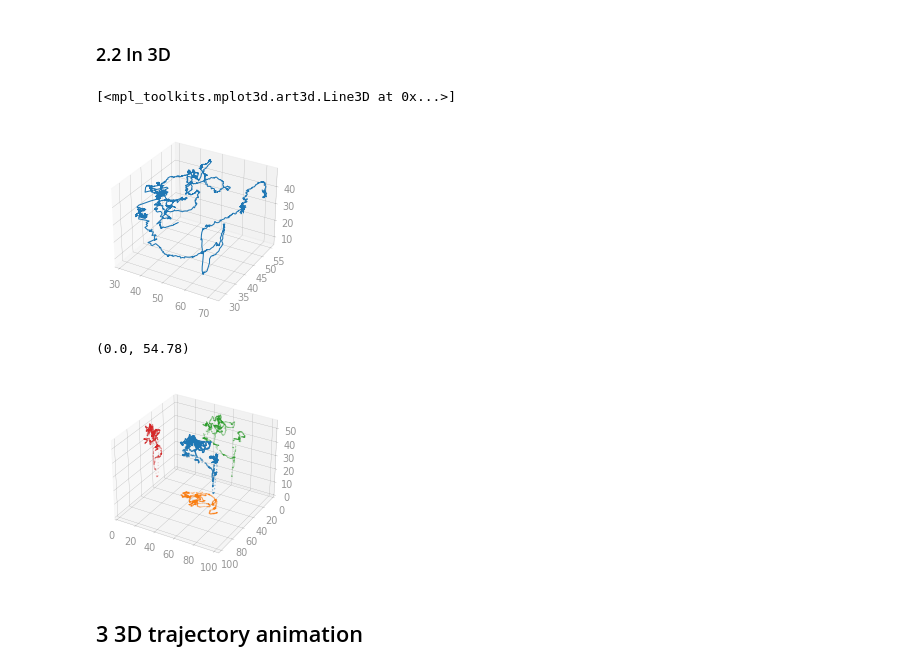
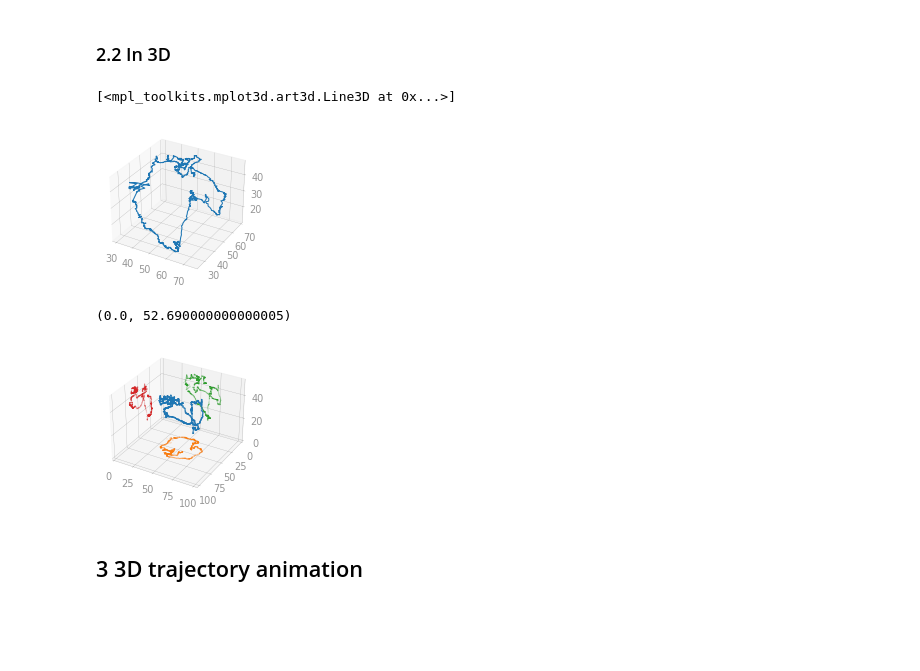
Before and after one commit to ZLoverty/DE, a Jupyter notebook: Code/Trajectory-analysis/3D trajectory.ipynb, the cells around one changed output. Drawn from its saved outputs; the diff is of its cells as text; code cells hidden in the pictures; blank space fills up the shorter version.

Commit message:
Add outer drop center position to main_log
Use data in main_log to find outer drop center z position

```diff
--- a/Code/Trajectory-analysis/3D trajectory.ipynb
+++ b/Code/Trajectory-analysis/3D trajectory.ipynb
@@ -22,8 +22,12 @@ def intersection(lst1, lst2):
 ## 1 Construct xyz-traj
 
 Save the combined trajectory.
+# %%
+data_folder = '/home/zhengyang/data/DE'
+date = '07202021'
+subfolder = '1st-drop-tracking/2021-07-20_16h28m21s-m4'
 # %%
-folder = '/home/zhengyang/data/DE/07202021/1st-drop-tracking/2021-07-20_16h27m01s-m3'
+folder = os.path.join(data_folder, date, subfolder)
 stagePosition = pd.read_csv(os.path.join(folder, 'StagePosition.txt'), delimiter='\t',
                             names=['name', 'x', 'y', 'z', 'UK1', 'UK2'])
 
@@ -88,27 +92,27 @@ ax.plot(xyz_traj.x, xyz_traj.y, xyz_traj.z)
 # ax.set_ylim((102.4, 0))
 # %% [output]
 [<mpl_toolkits.mplot3d.art3d.Line3D at 0x...>]
-[figure, old version]
+[figure, new version]
 # %%
 # draw projections
 
 fig = plt.figure(dpi=50)
 ax = fig.add_subplot(111, projection='3d')
 ax.scatter(xyz_traj.x, xyz_traj.y, xyz_traj.z,
            s=1)
 ax.scatter(xyz_traj.x, xyz_traj.y, 0,
        s=0.5, alpha=0.2)
 ax.scatter(xyz_traj.x, 0, xyz_traj.z,
        s=0.5, alpha=0.2)
 ax.scatter(0, xyz_traj.y, xyz_traj.z,
        s=0.5, alpha=0.2)
 
 ax.set_xlim((0, img.shape[0]*mpp))
 ax.set_ylim((img.shape[1]*mpp, 0))
-ax.set_zlim((0, 1.1*xyPosition1.z.max()))
+ax.set_zlim((0, 1.1*xyz_traj.z.max()))
 # %% [output]
-(0.0, 54.78)
+(0.0, 52.690000000000005)
-[figure, old version]
+[figure, new version]
 # %% [markdown]
 ## 3 3D trajectory animation
 # %% [markdown]
```
Also changed, not shown: parts of 25 cells of this notebook, 1 other file.
